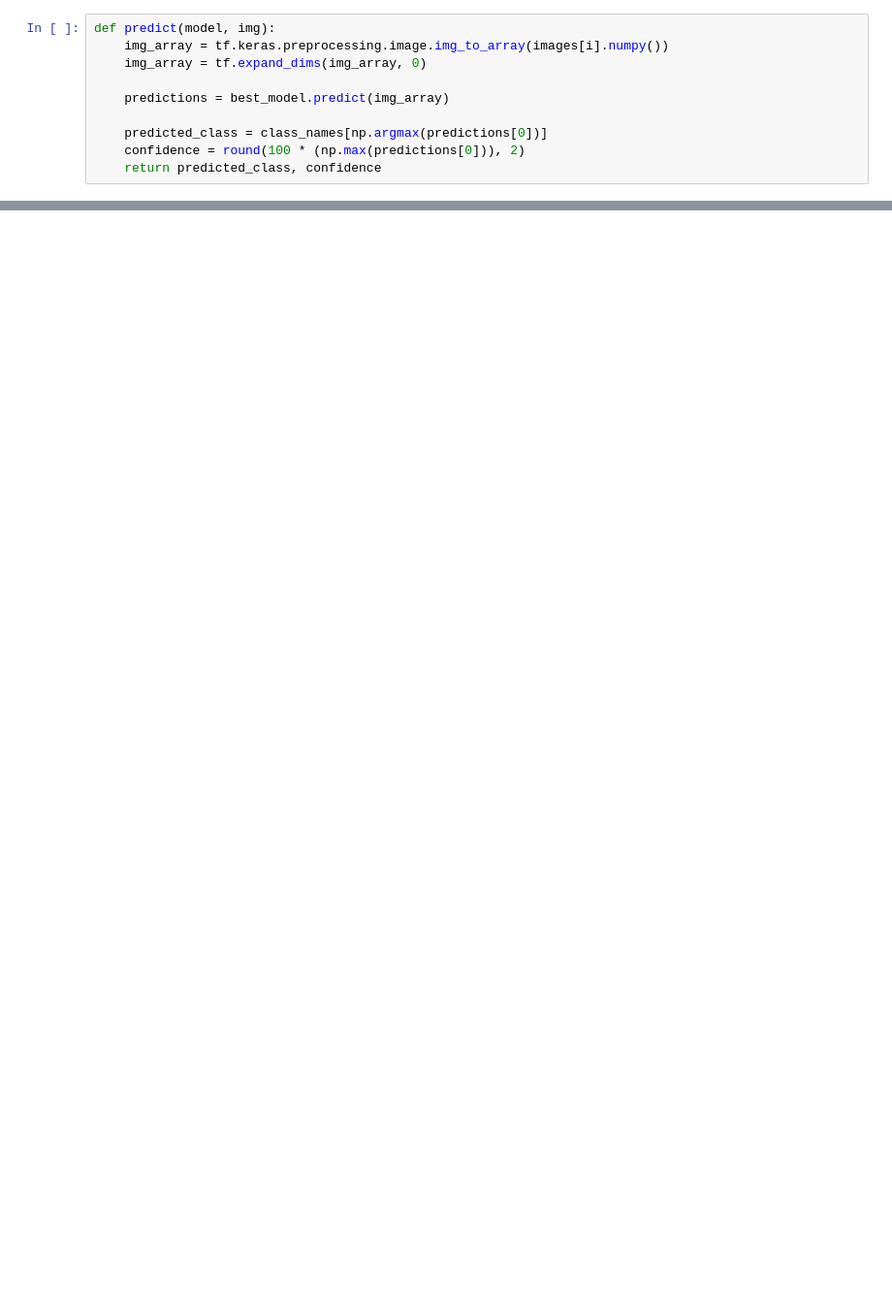
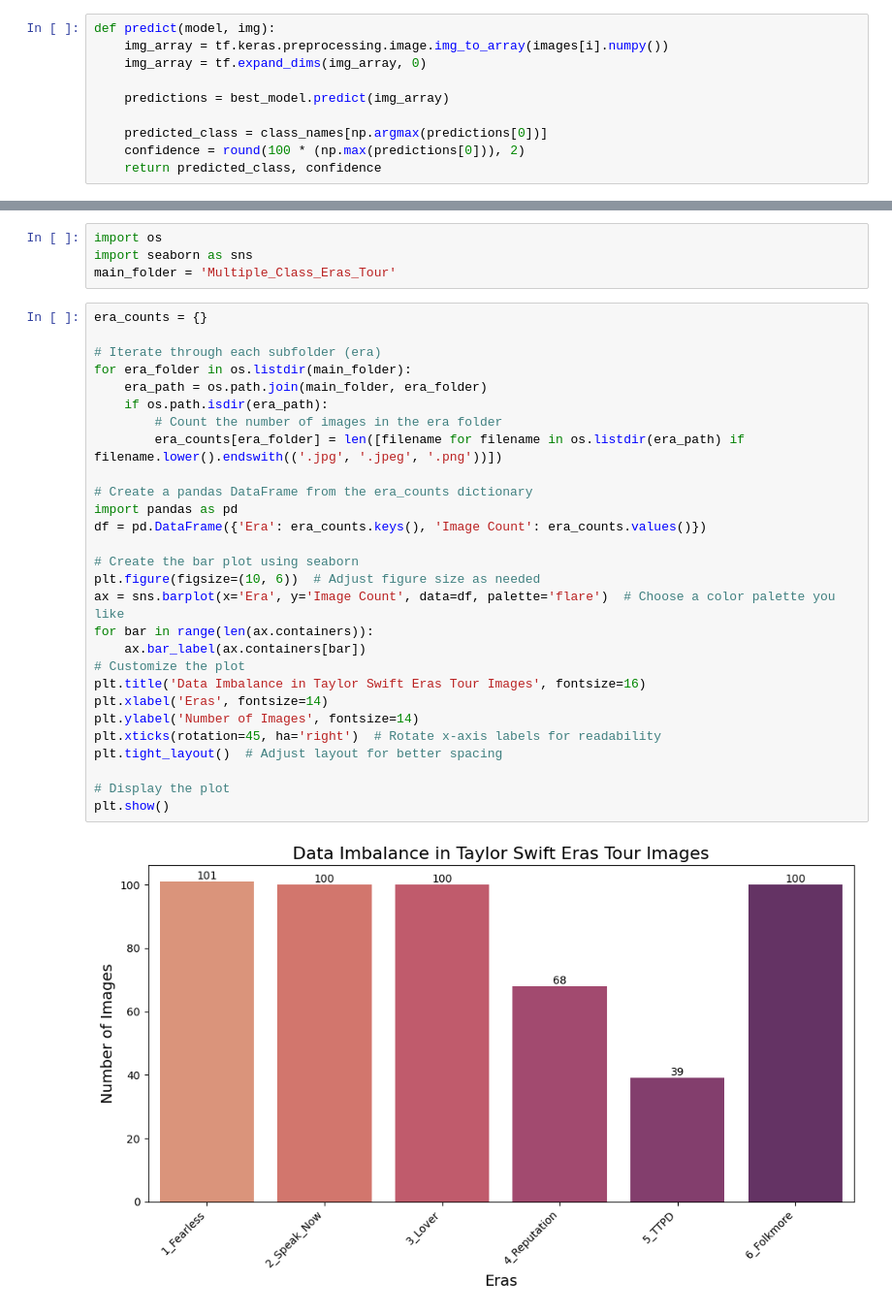
Before and after one commit to RonanRibouletPython/Taylor_Swift_Projects, a Jupyter notebook: model_experiments.ipynb, the cells around one changed output, grey strips where cells are left out. Shown at 97% size. Saved outputs shown, nothing was run; the diff lists cells and outputs as text; blank space fills up the shorter version.

```diff
--- a/model_experiments.ipynb
+++ b/model_experiments.ipynb
@@ -308,0 +332,34 @@ for images, labels in test_ds.take(1):
+# %%
+import os
+import seaborn as sns
+main_folder = 'Multiple_Class_Eras_Tour'
+# %%
+era_counts = {}
+
+# Iterate through each subfolder (era)
+for era_folder in os.listdir(main_folder):
+    era_path = os.path.join(main_folder, era_folder)
+    if os.path.isdir(era_path):
+        # Count the number of images in the era folder
+        era_counts[era_folder] = len([filename for filename in os.listdir(era_path) if filename.lower().endswith(('.jpg', '.jpeg', '.png'))])
+
+# Create a pandas DataFrame from the era_counts dictionary
+import pandas as pd
+df = pd.DataFrame({'Era': era_counts.keys(), 'Image Count': era_counts.values()})
+
+# Create the bar plot using seaborn
+plt.figure(figsize=(10, 6))  # Adjust figure size as needed
+ax = sns.barplot(x='Era', y='Image Count', data=df, palette='flare')  # Choose a color palette you like
+for bar in range(len(ax.containers)):
+    ax.bar_label(ax.containers[bar])
+# Customize the plot
+plt.title('Data Imbalance in Taylor Swift Eras Tour Images', fontsize=16)
+plt.xlabel('Eras', fontsize=14)
+plt.ylabel('Number of Images', fontsize=14)
+plt.xticks(rotation=45, ha='right')  # Rotate x-axis labels for readability
+plt.tight_layout()  # Adjust layout for better spacing
+
+# Display the plot
+plt.show()
+# %% [output]
+[figure, added]
```
Also changed, not shown: parts of 31 cells of this notebook, 3 other files.
